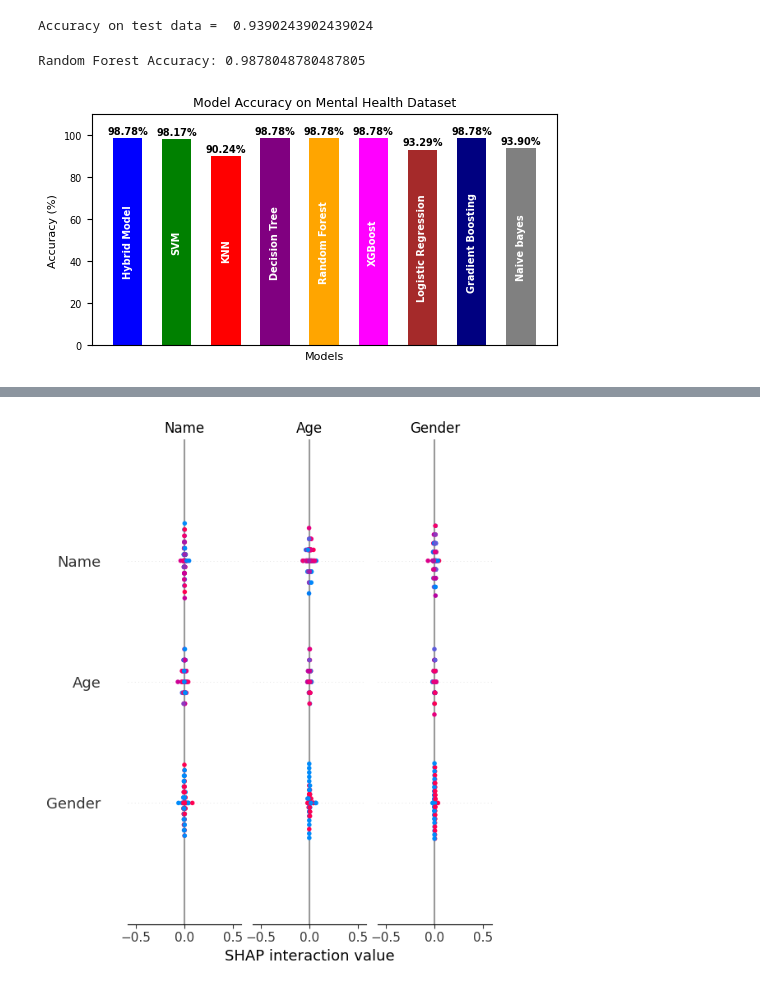
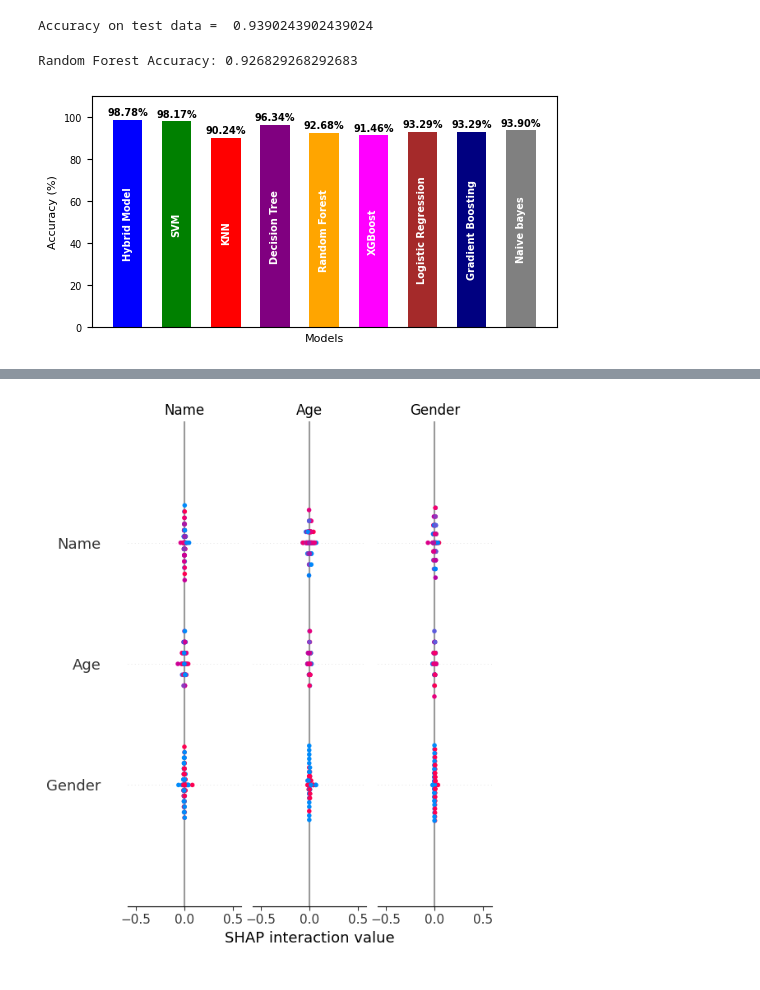
Before and after one commit to yasir9030/ML-Project, a Jupyter notebook: Typoid/notebook/typoid.ipynb, the cells around one changed output, grey strips where cells are left out. Drawn from its saved outputs; the diff is of its cells as text; code cells hidden in the pictures.

Commit message:
Update ensemble XAI and permutation importance

```diff
--- a/Typoid/notebook/typoid.ipynb
+++ b/Typoid/notebook/typoid.ipynb
@@ -479,7 +479,7 @@ from sklearn.linear_model import LogisticRegression
 
 rf = RandomForestClassifier(n_estimators=100, random_state=2)
 xgb = XGBClassifier(
-    n_estimators=100,
+    n_estimators=100
     learning_rate=0.05,
     max_depth=6,
     subsample=0.8,
@@ -656,14 +657,16 @@ from xgboost import XGBClassifier
 from sklearn.metrics import accuracy_score
 
 xgb = XGBClassifier(
-    n_estimators=100,        # কম tree
-    max_depth=5,            # shallow tree
-    learning_rate=0.05,     # slow learning
-    subsample=0.7,          # data sampling
-    colsample_bytree=0.7,   # feature sampling
-    reg_alpha=1,            # L1 regularization
-    reg_lambda=1,           # L2 regularization
-    gamma=1,                # split restriction
+    n_estimators=100,          # fewer trees
+    max_depth=2,              # very shallow
+    learning_rate=0.03,       # slower learning
+    subsample=0.6,
+    colsample_bytree=0.6,
+    reg_alpha=5,              # strong L1
+    reg_lambda=5,             # strong L2
+    gamma=3,                  # harder splits
+    min_child_weight=10,      # restrict leaf growth
+    random_state=42,
     use_label_encoder=False,
     eval_metric='mlogloss'
 )
@@ -749,50 +752,59 @@ print('Accuracy on test data = ', test_data_accuracy)
 # %% [output]
 Accuracy on test data =  0.9390243902439024
 # %%
-#random forest
+# Random Forest
 from sklearn.ensemble import RandomForestClassifier
-from sklearn.metrics import accuracy_score, confusion_matrix, classification_report
+from sklearn.metrics import accuracy_score
 
-model = RandomForestClassifier(n_estimators=100, random_state=42)
+model = RandomForestClassifier(
+    n_estimators=60,          # fewer trees
+    max_depth=6,              # limit tree depth
+    min_samples_split=15,     # harder splits
+    min_samples_leaf=8,       # larger leaves
+    max_features="sqrt",      # feature randomness
+    bootstrap=True,
+    random_state=42
+)
+
 model.fit(xtrain, ytrain)
 y_pred = model.predict(xtest)
 
 print("Random Forest Accuracy:", accuracy_score(ytest, y_pred))
 # %% [output]
-Random Forest Accuracy: 0.9878048780487805
+Random Forest Accuracy: 0.926829268292683
 # %%
 import matplotlib.pyplot as plt
 
 # Data
 models = ["Hybrid Model","SVM", "KNN", "Decision Tree", "Random Forest", "XGBoost", "Logistic Regression", "Gradient Boosting","Naive bayes"]
-accuracy = [98.78, 98.17, 90.24, 98.78, 98.78, 98.78, 93.29, 98.78, 93.90]
+accuracy = [98.78, 98.17, 90.24, 96.34, 92.68, 91.46, 93.29, 93.29, 93.90]
 
 # Plot
 plt.figure(figsize=(6, 3))  # Small figure size
 bars = plt.bar(models, accuracy, color=['blue', 'green', 'red', 'purple', 'orange', 'magenta', 'brown','navy', 'gray'], width=0.6)
 
 # Add model names inside the bars (centered)
 for bar, model in zip(bars, models):
     plt.text(bar.get_x() + bar.get_width()/2, bar.get_height()/2, model, ha='center', va='center',
              fontsize=7, fontweight='bold', color='white', rotation=90)  # Rotated for better fit
 
 # Add accuracy values above the bars
 for bar in bars:
     plt.text(bar.get_x() + bar.get_width()/2, bar.get_height() + 2, f"{bar.get_height():.2f}%",
              ha='center', fontsize=7, fontweight='bold', color='black')
 
 # Labels and title
 plt.xlabel("Models", fontsize=8)
 plt.ylabel("Accuracy (%)", fontsize=8)
-plt.title("Model Accuracy on Mental Health Dataset", fontsize=9)
+#plt.title("Model Accuracy on Mental Health Dataset", fontsize=9)
 plt.xticks([])  # Remove x-axis labels since names are inside bars
 plt.yticks(fontsize=7)
 plt.ylim(0, 110)  # Set y-axis limit above 100
 
 # Show plot
 plt.show()
 # %% [output]
-[figure, old version]
+[figure, new version]
 # %%
 import pandas as pd
 import matplotlib.pyplot as plt
```
Also changed, not shown: parts of 20 cells of this notebook, 1 other file.
